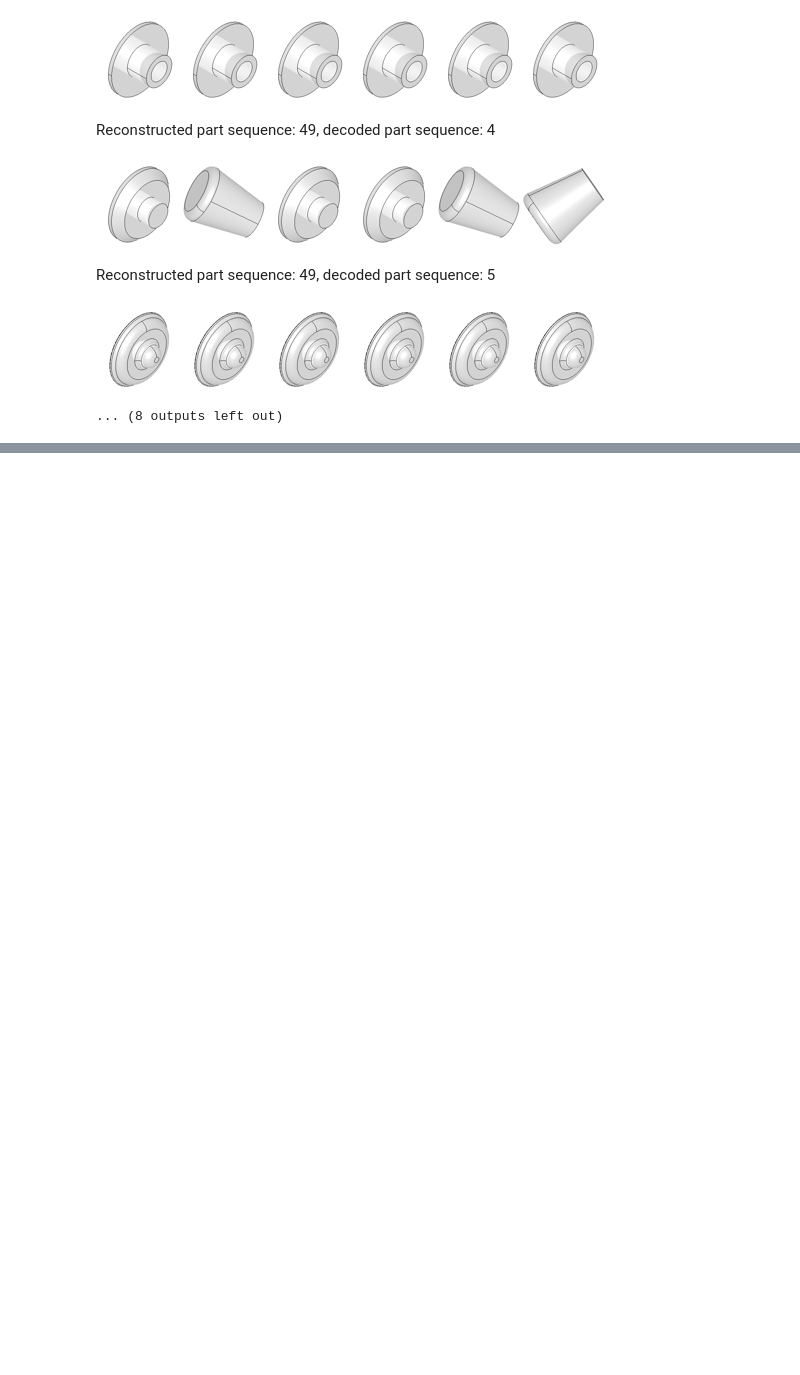
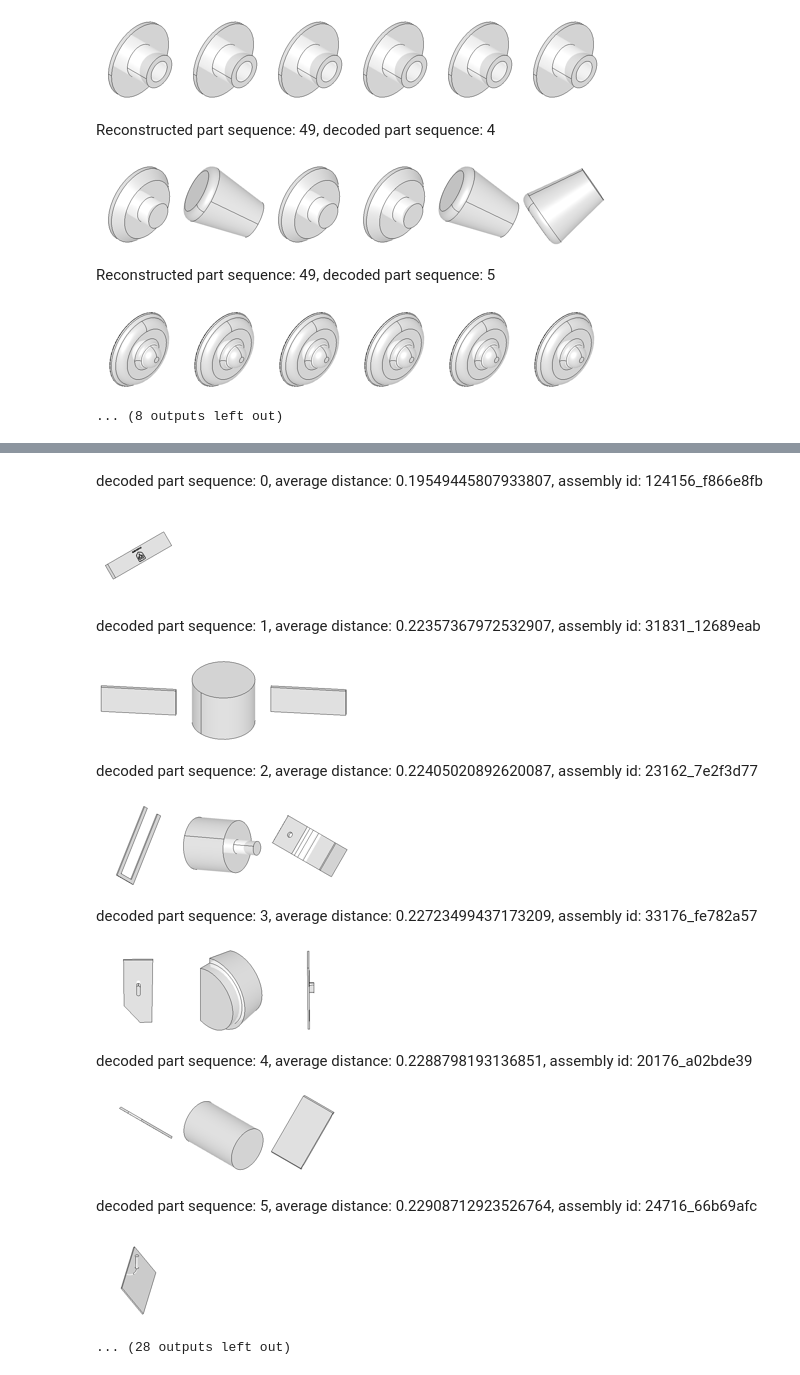
Before and after one commit to gymbeijing/mechanism-identification-public, a Jupyter notebook: search_parts.ipynb, the cells around one changed output, grey strips where cells are left out. Drawn from its saved outputs; the diff is of its cells as text; code cells hidden in the pictures; blank space fills up the shorter version.

Commit message:
Completed the slow implementation of within assembly search

```diff
--- a/search_parts.ipynb
+++ b/search_parts.ipynb
@@ -260,0 +234,3 @@ ValueError: list.remove(x): x not in list
+# %%
+a = sorted(all_decoded_seq_list[0].items(), key=lambda x: x[1][1])
+print(a[:10])
@@ -391,0 +382,26 @@ Decoded part sequence: 226
+# %%
+vid = '00'
+rec_seq_idx = 49
+for dec_seq_idx, (aid, (indices, avg_dist)) in enumerate(a[:20]):
+    img_md_list = []
+    for index in indices:
+        img_md = all_md[index]
+        img_md_list.append(img_md)
+
+        img_name_list = extend_metadata_to_filepath(img_md_list, vid)
+
+    display_image_grid(f'decoded part sequence: {dec_seq_idx}, average distance: {avg_dist}, assembly id: {aid}', img_name_list)
+# %% [output]
+decoded part sequence: 0, average distance: 0.19549445807933807, assembly id: 124156_f866e8fb
+[figure, added]
+decoded part sequence: 1, average distance: 0.22357367972532907, assembly id: 31831_12689eab
+[figure, added]
+decoded part sequence: 2, average distance: 0.22405020892620087, assembly id: 23162_7e2f3d77
+[figure, added]
+decoded part sequence: 3, average distance: 0.22723499437173209, assembly id: 33176_fe782a57
+[figure, added]
+decoded part sequence: 4, average distance: 0.2288798193136851, assembly id: 20176_a02bde39
+[figure, added]
+decoded part sequence: 5, average distance: 0.22908712923526764, assembly id: 24716_66b69afc
+[figure, added]
+... (28 outputs left out)
```
Also changed, not shown: parts of 14 cells of this notebook.
